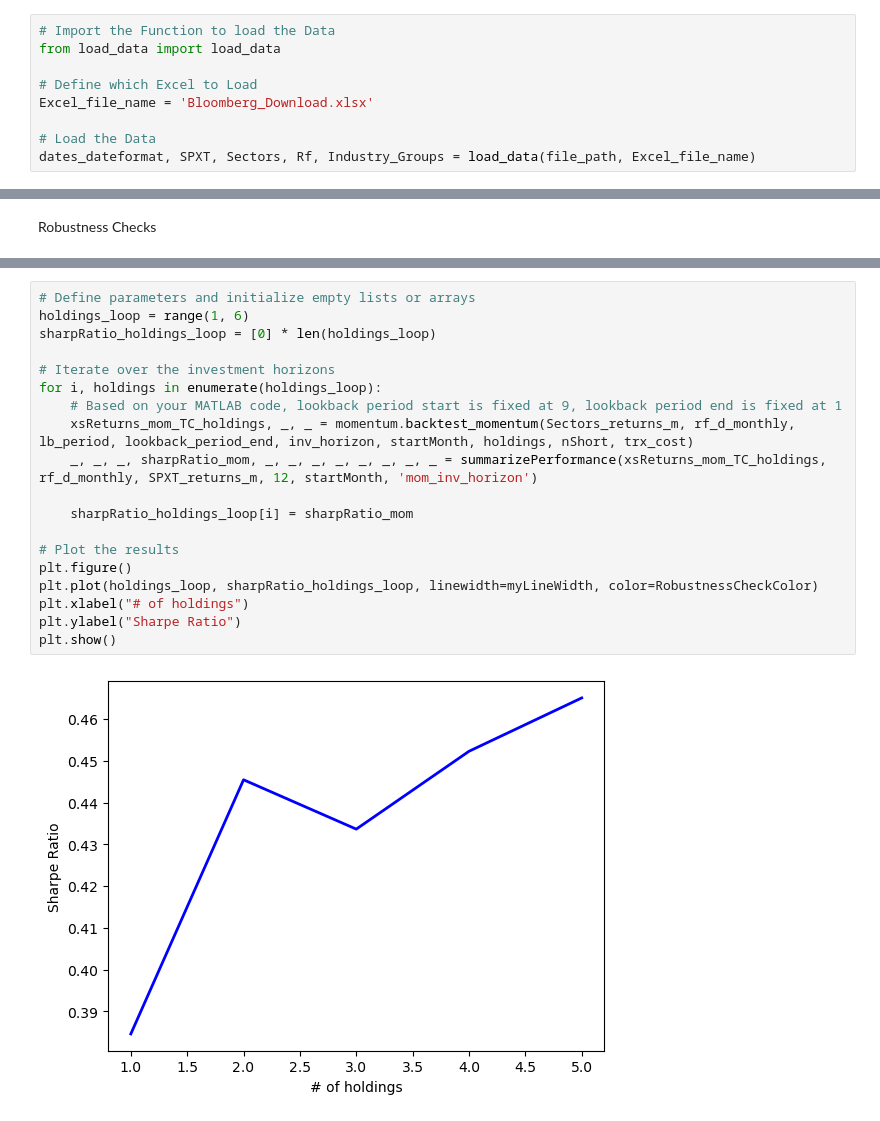
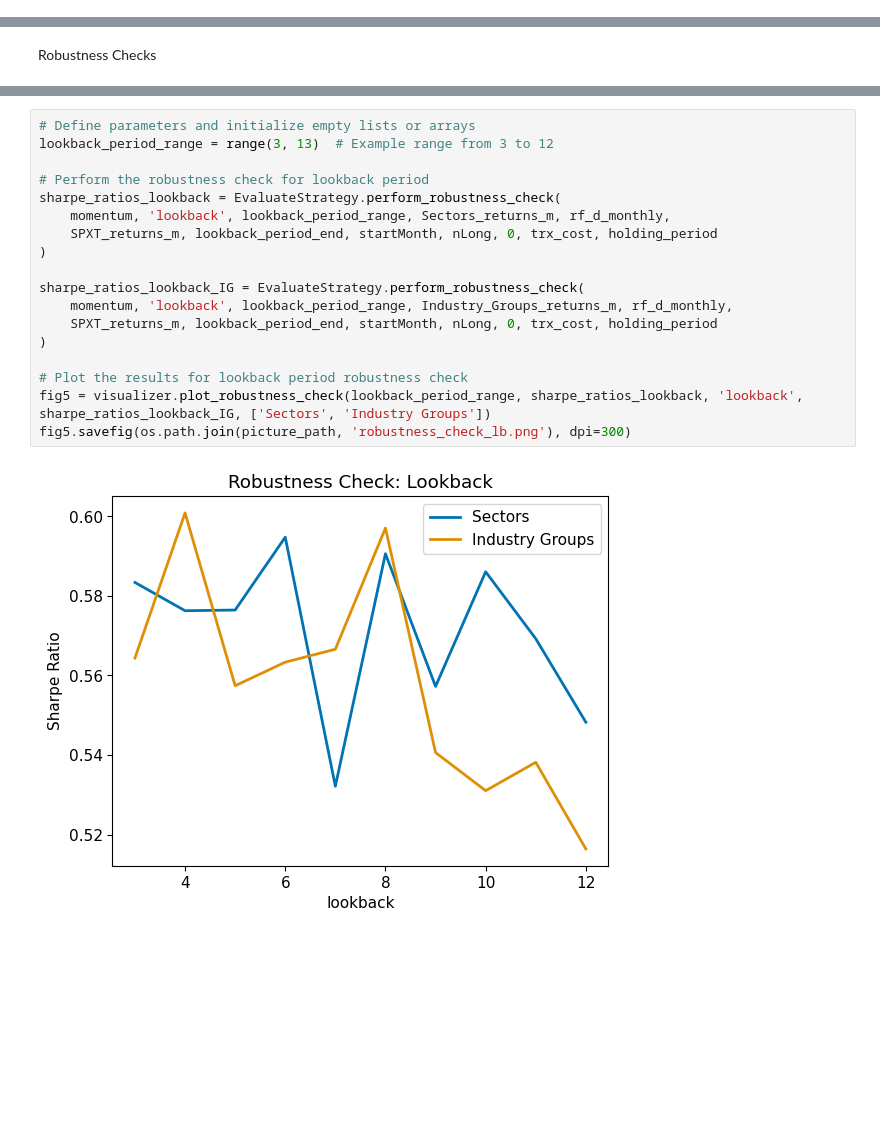
Before and after one commit to fabian-mugrauer/SPX-Industry-Momentum, a Jupyter notebook: notebooks/SPX_Industry_Momentum.ipynb, the cells around one changed output, grey strips where cells are left out. Saved outputs shown, nothing was run; the diff lists cells and outputs as text; blank space fills up the shorter version.

```diff
--- a/notebooks/SPX_Industry_Momentum.ipynb
+++ b/notebooks/SPX_Industry_Momentum.ipynb
@@ -137,9 +65,0 @@ Import the Data
-# %%
-# Import the Function to load the Data
-from load_data import load_data
-
-# Define which Excel to Load
-Excel_file_name = 'Bloomberg_Download.xlsx'
-
-# Load the Data
-dates_dateformat, SPXT, Sectors, Rf, Industry_Groups = load_data(file_path, Excel_file_name)
@@ -251,21 +178,20 @@ plt.show()
-# %%
-# Define parameters and initialize empty lists or arrays
-holdings_loop = range(1, 6)
-sharpRatio_holdings_loop = [0] * len(holdings_loop)
-
-# Iterate over the investment horizons
-for i, holdings in enumerate(holdings_loop):
-    # Based on your MATLAB code, lookback period start is fixed at 9, lookback period end is fixed at 1
-    xsReturns_mom_TC_holdings, _, _ = momentum.backtest_momentum(Sectors_returns_m, rf_d_monthly, lb_period, lookback_period_end, inv_horizon, startMonth, holdings, nShort, trx_cost)
-    _, _, _, sharpRatio_mom, _, _, _, _, _, _, _, _ = summarizePerformance(xsReturns_mom_TC_holdings, rf_d_monthly, SPXT_returns_m, 12, startMonth, 'mom_inv_horizon')
-
-    sharpRatio_holdings_loop[i] = sharpRatio_mom
-
-# Plot the results
-plt.figure()
-plt.plot(holdings_loop, sharpRatio_holdings_loop, linewidth=myLineWidth, color=RobustnessCheckColor)
-plt.xlabel("# of holdings")
-plt.ylabel("Sharpe Ratio")
-plt.show()
-# %% [output]
-[figure, removed]
+# %%
+# Define parameters and initialize empty lists or arrays
+lookback_period_range = range(3, 13)  # Example range from 3 to 12
+
+# Perform the robustness check for lookback period
+sharpe_ratios_lookback = EvaluateStrategy.perform_robustness_check(
+    momentum, 'lookback', lookback_period_range, Sectors_returns_m, rf_d_monthly,
+    SPXT_returns_m, lookback_period_end, startMonth, nLong, 0, trx_cost, holding_period
+)
+
+sharpe_ratios_lookback_IG = EvaluateStrategy.perform_robustness_check(
+    momentum, 'lookback', lookback_period_range, Industry_Groups_returns_m, rf_d_monthly,
+    SPXT_returns_m, lookback_period_end, startMonth, nLong, 0, trx_cost, holding_period
+)
+
+# Plot the results for lookback period robustness check
+fig5 = visualizer.plot_robustness_check(lookback_period_range, sharpe_ratios_lookback, 'lookback', sharpe_ratios_lookback_IG, ['Sectors', 'Industry Groups'])
+fig5.savefig(os.path.join(picture_path, 'robustness_check_lb.png'), dpi=300)
+# %% [output]
+[figure, added]
```
Also changed, not shown: parts of 31 cells of this notebook.
